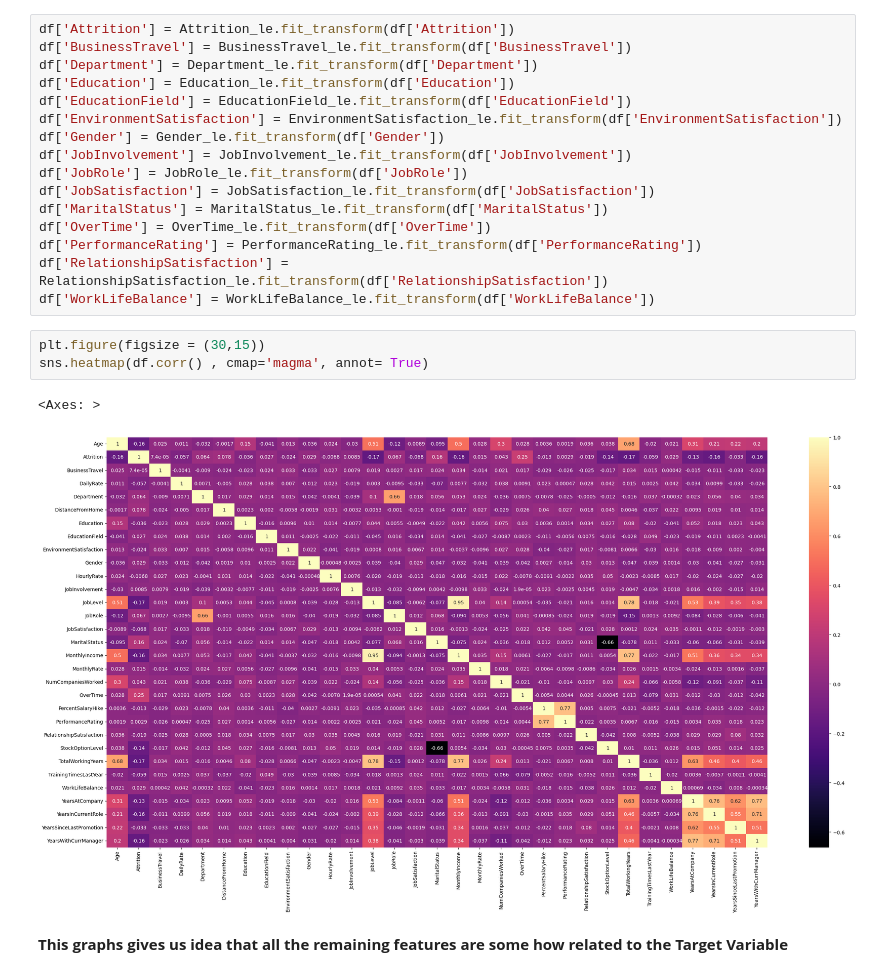
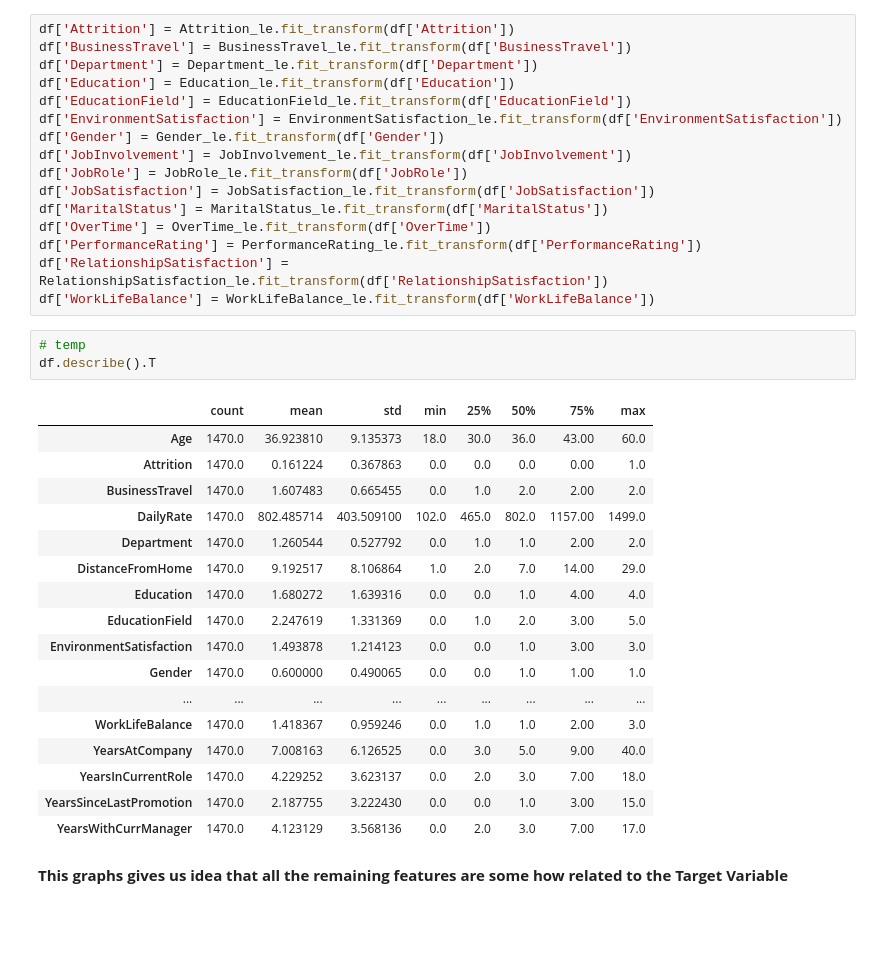
Before and after one commit to rohit2004metha/job-Attrition-Prediction, a Jupyter notebook: Job_Attrition_IBM_Data.ipynb, the cells around one changed output. Saved outputs shown, nothing was run; the diff lists cells and outputs as text; blank space fills up the shorter version.

```diff
--- a/Job_Attrition_IBM_Data.ipynb
+++ b/Job_Attrition_IBM_Data.ipynb
@@ -441,12 +491,27 @@ df['OverTime'] = OverTime_le.fit_transform(df['OverTime'])
 df['PerformanceRating'] = PerformanceRating_le.fit_transform(df['PerformanceRating'])
 df['RelationshipSatisfaction'] = RelationshipSatisfaction_le.fit_transform(df['RelationshipSatisfaction'])
 df['WorkLifeBalance'] = WorkLifeBalance_le.fit_transform(df['WorkLifeBalance'])
-# %%
-plt.figure(figsize = (30,15))
-sns.heatmap(df.corr() , cmap='magma', annot= True)
-# %% [output]
-<Axes: >
-[figure, removed]
+# %%
+# temp
+df.describe().T
+# %% [output]
+|  | count | mean | std | min | 25% | 50% | 75% | max |
+| Age | 1470.0 | 36.923810 | 9.135373 | 18.0 | 30.0 | 36.0 | 43.00 | 60.0 |
+| Attrition | 1470.0 | 0.161224 | 0.367863 | 0.0 | 0.0 | 0.0 | 0.00 | 1.0 |
+| BusinessTravel | 1470.0 | 1.607483 | 0.665455 | 0.0 | 1.0 | 2.0 | 2.00 | 2.0 |
+| DailyRate | 1470.0 | 802.485714 | 403.509100 | 102.0 | 465.0 | 802.0 | 1157.00 | 1499.0 |
+| Department | 1470.0 | 1.260544 | 0.527792 | 0.0 | 1.0 | 1.0 | 2.00 | 2.0 |
+| DistanceFromHome | 1470.0 | 9.192517 | 8.106864 | 1.0 | 2.0 | 7.0 | 14.00 | 29.0 |
+| Education | 1470.0 | 1.680272 | 1.639316 | 0.0 | 0.0 | 1.0 | 4.00 | 4.0 |
+| EducationField | 1470.0 | 2.247619 | 1.331369 | 0.0 | 1.0 | 2.0 | 3.00 | 5.0 |
+| EnvironmentSatisfaction | 1470.0 | 1.493878 | 1.214123 | 0.0 | 0.0 | 1.0 | 3.00 | 3.0 |
+| Gender | 1470.0 | 0.600000 | 0.490065 | 0.0 | 0.0 | 1.0 | 1.00 | 1.0 |
+| ... | ... | ... | ... | ... | ... | ... | ... | ... |
+| WorkLifeBalance | 1470.0 | 1.418367 | 0.959246 | 0.0 | 1.0 | 1.0 | 2.00 | 3.0 |
+| YearsAtCompany | 1470.0 | 7.008163 | 6.126525 | 0.0 | 3.0 | 5.0 | 9.00 | 40.0 |
+| YearsInCurrentRole | 1470.0 | 4.229252 | 3.623137 | 0.0 | 2.0 | 3.0 | 7.00 | 18.0 |
+| YearsSinceLastPromotion | 1470.0 | 2.187755 | 3.222430 | 0.0 | 0.0 | 1.0 | 3.00 | 15.0 |
+| YearsWithCurrManager | 1470.0 | 4.123129 | 3.568136 | 0.0 | 2.0 | 3.0 | 7.00 | 17.0 |
 # %% [markdown]
 **This graphs gives us idea that all the remaining features are some how related to the Target Variable**
 # %% [markdown]
```
Also changed, not shown: parts of 20 cells of this notebook, 15 other files.
